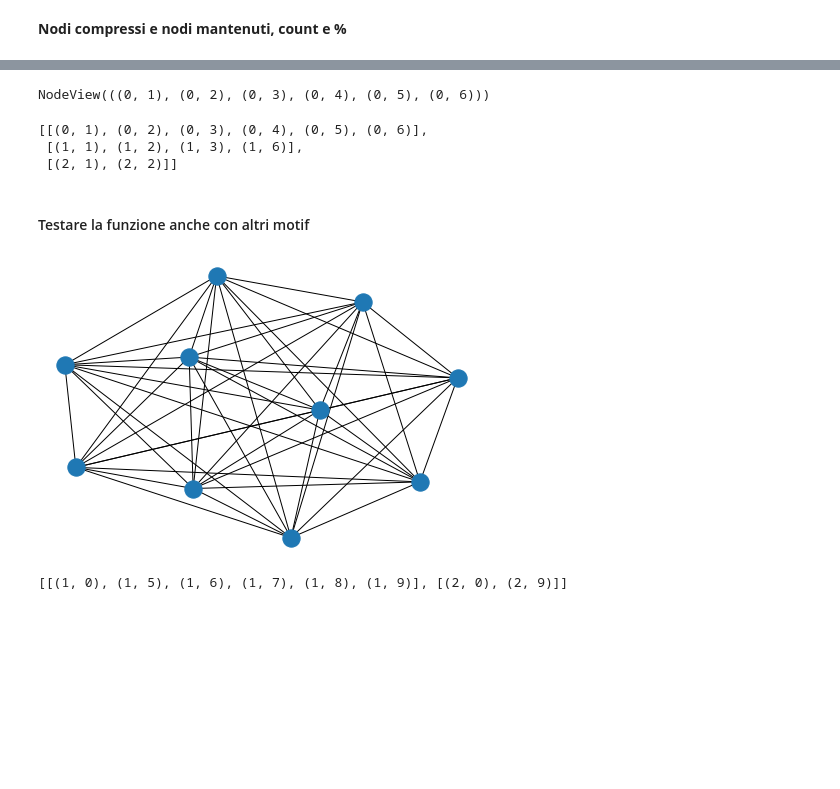
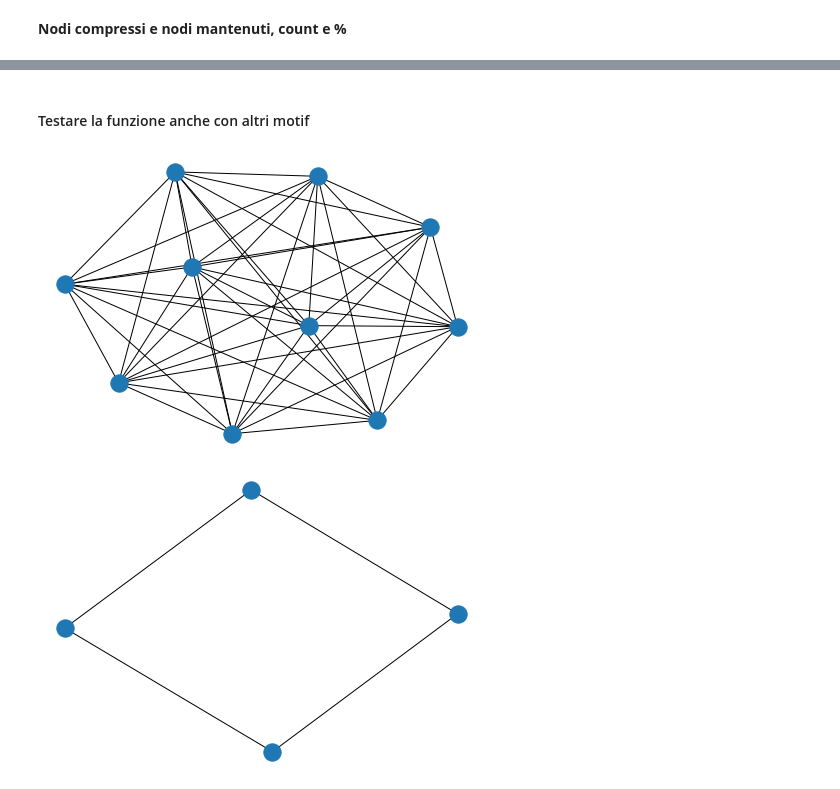
Before and after one commit to kdd-lab/2020_Trevisan, a Jupyter notebook: code/notebook/2_Pipeline_gerarchica_multicollasso.ipynb, the cells around one changed output, grey strips where cells are left out. Cells and saved outputs as stored; diff of their text form; code cells hidden in the pictures; blank space fills up the shorter version.

```diff
--- a/code/notebook/2_Pipeline_gerarchica_multicollasso.ipynb
+++ b/code/notebook/2_Pipeline_gerarchica_multicollasso.ipynb
@@ -262,16 +251,0 @@ G0.add_edges_from([(1, 2), (2, 3), (2, 4), (2, 5), (4, 5), (3, 6), (4, 6), (5, 6
-# %%
-def rinomina(G):
-    livello = 0
-    nodi = list(G.nodes())
-    lun = len(nodi)
-    liv_list = [livello for x in range(lun)]
-    lista_tuple = list(zip(liv_list, nodi))
-    mapping = dict(zip(nodi, lista_tuple))
-    G = nx.relabel_nodes(G, mapping)
-
-    return G
-
-G0 = rinomina(G0)
-G0.nodes()
-# %% [output]
-NodeView(((0, 1), (0, 2), (0, 3), (0, 4), (0, 5), (0, 6)))
@@ -299,15 +252,8 @@ new = list(G0.nodes())
-# %%
-G.insert(0, new)
-G
-# %% [output]
-[[(0, 1), (0, 2), (0, 3), (0, 4), (0, 5), (0, 6)],
- [(1, 1), (1, 2), (1, 3), (1, 6)],
- [(2, 1), (2, 2)]]
 # %% [markdown]
 #### Testare la funzione anche con altri motif
 # %%
 G0 = nx.complete_graph(10, create_using=None)
-G0 = rinomina(G0)
-nx.draw(G0)
+G = rinomina(G0)
+nx.draw(G)
 # %% [output]
-[figure, old version]
+[figure, new version]
@@ -316,4 +260,6 @@ G = funzione(M15, G0)
-# %%
-G
-# %% [output]
-[[(1, 0), (1, 5), (1, 6), (1, 7), (1, 8), (1, 9)], [(2, 0), (2, 9)]]
+# %%
+motif = nx.Graph()
+motif.add_edges_from([(1, 2), (2, 3), (3, 4), (4, 1)])
+nx.draw(motif)
+# %% [output]
+[figure, added]
```
Also changed, not shown: parts of 33 cells of this notebook, 3 other files.
